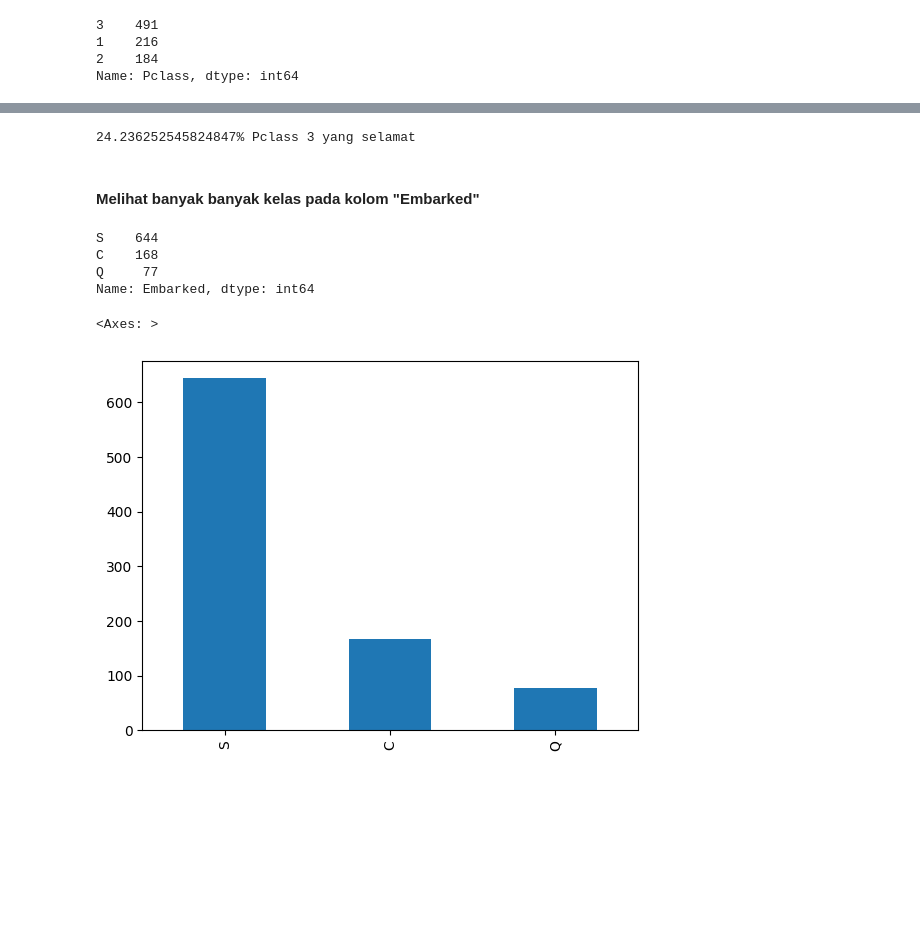
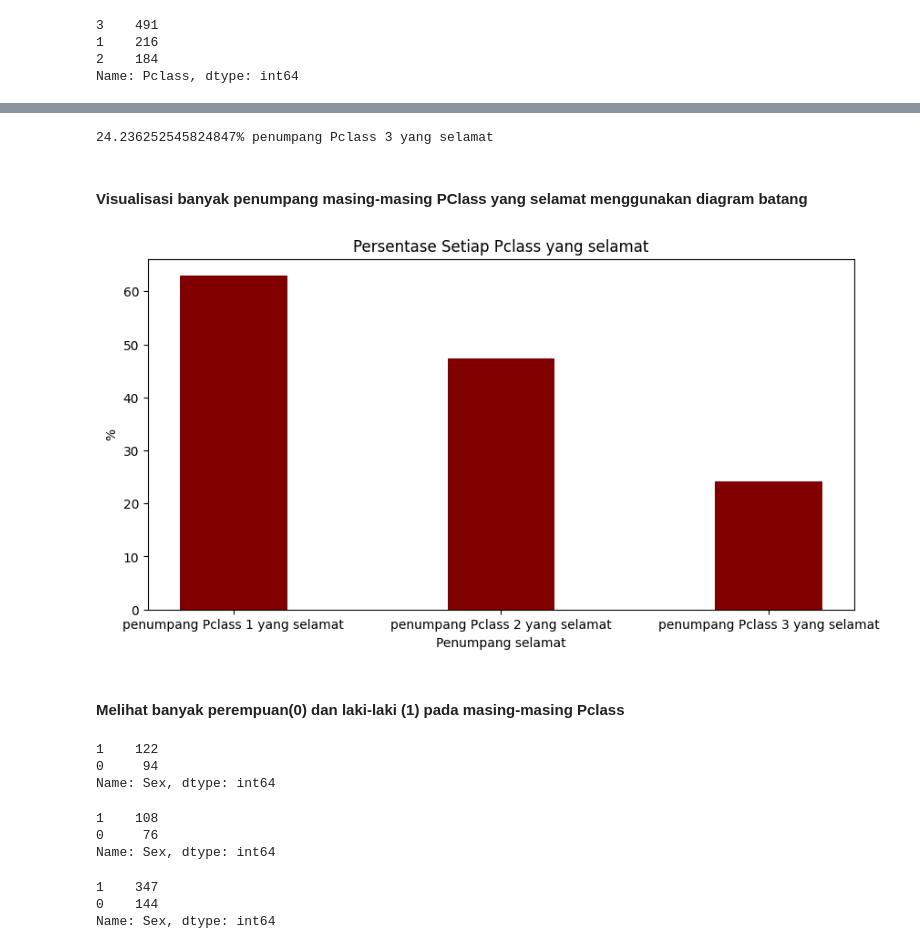
Before and after one commit to AlifianFatahillah/Data-Science, a Jupyter notebook: EDA_Titanic.ipynb, the cells around one changed output, grey strips where cells are left out. Cells and saved outputs as stored; diff of their text form; code cells hidden in the pictures; blank space fills up the shorter version.

```diff
--- a/EDA_Titanic.ipynb
+++ b/EDA_Titanic.ipynb
@@ -222,20 +244,45 @@ print(str(Rate_Pclass_2) + "% Pclass 2 yang selamat")
 Pclass_3 = df.loc[df.Pclass == 3]["Survived"]
 Rate_Pclass_3 = sum(Pclass_3)/len(Pclass_3) * 100
 
-print(str(Rate_Pclass_3) + "% Pclass 3 yang selamat")
+print(str(Rate_Pclass_3) + "% penumpang Pclass 3 yang selamat")
 # %% [output]
-24.236252545824847% Pclass 3 yang selamat
+24.236252545824847% penumpang Pclass 3 yang selamat
-# %% [markdown]
-#### Melihat banyak banyak kelas pada kolom "Embarked"
-# %%
-df.Embarked.value_counts()
-# %% [output]
-S    644
-C    168
-Q     77
-Name: Embarked, dtype: int64
-# %%
-df.Embarked.value_counts().plot(kind="bar")
-# %% [output]
-<Axes: >
-[figure, removed]
+# %% [markdown]
+#### Visualisasi banyak penumpang masing-masing PClass yang selamat menggunakan diagram batang
+# %%
+data = {'penumpang Pclass 1 yang selamat':62.96296296296296, 'penumpang Pclass 2 yang selamat':47.28260869565217, 'penumpang Pclass 3 yang selamat':24.23625254582484,
+        }
+courses = list(data.keys())
+values = list(data.values())
+
+fig = plt.figure(figsize = (10, 5))
+
+plt.bar(courses, values, color ='maroon',
+        width = 0.4)
+
+plt.xlabel("Penumpang selamat")
+plt.ylabel("%")
+plt.title("Persentase Setiap Pclass yang selamat")
+plt.show()
+# %% [output]
+[figure, added]
+# %% [markdown]
+#### Melihat banyak perempuan(0) dan laki-laki (1) pada masing-masing Pclass
+# %%
+df.loc[df.Pclass == 1]["Sex"].value_counts()
+# %% [output]
+1    122
+0     94
+Name: Sex, dtype: int64
+# %%
+df.loc[df.Pclass == 2]["Sex"].value_counts()
+# %% [output]
+1    108
+0     76
+Name: Sex, dtype: int64
+# %%
+df.loc[df.Pclass == 3]["Sex"].value_counts()
+# %% [output]
+1    347
+0    144
+Name: Sex, dtype: int64
```
Also changed, not shown: parts of 9 cells of this notebook.
